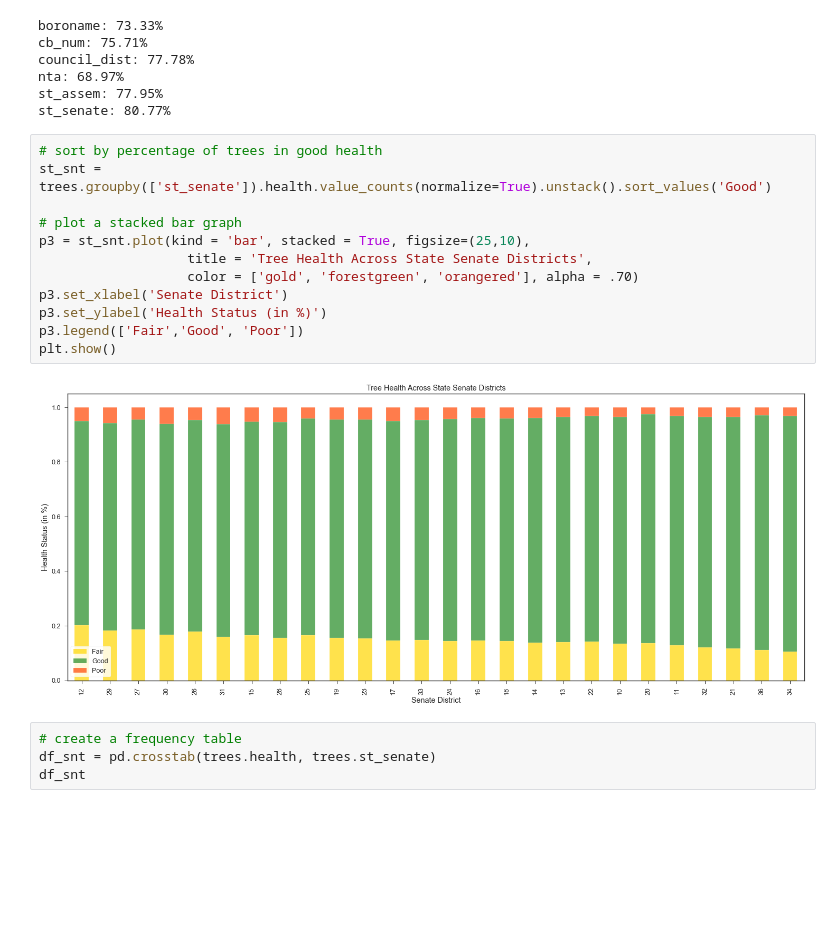
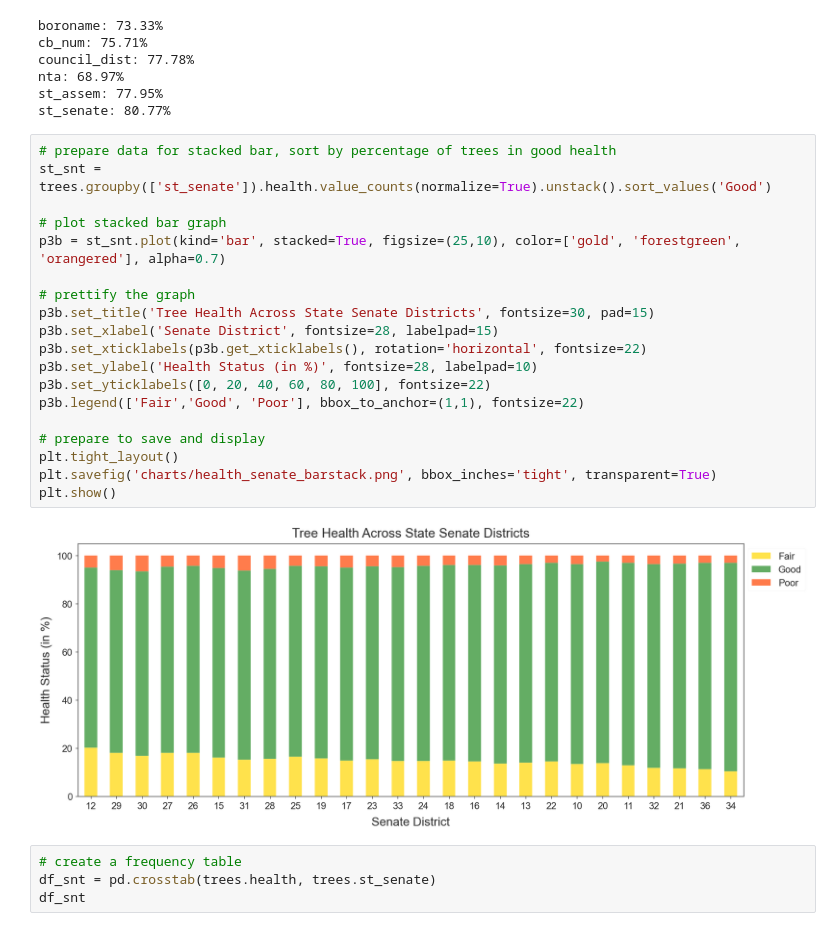
Before and after one commit to p-szymo/nyc_trees, a Jupyter notebook: nyc_trees_final_workbook.ipynb, the cells around one changed output. Cells and saved outputs as stored; diff of their text form; blank space fills up the shorter version.

```diff
--- a/nyc_trees_final_workbook.ipynb
+++ b/nyc_trees_final_workbook.ipynb
@@ -664,19 +701,26 @@ nta: 68.97%
 st_assem: 77.95%
 st_senate: 80.77%
 # %%
-# sort by percentage of trees in good health
+# prepare data for stacked bar, sort by percentage of trees in good health
 st_snt = trees.groupby(['st_senate']).health.value_counts(normalize=True).unstack().sort_values('Good')
 
-# plot a stacked bar graph
-p3 = st_snt.plot(kind = 'bar', stacked = True, figsize=(25,10),
-                   title = 'Tree Health Across State Senate Districts',
-                   color = ['gold', 'forestgreen', 'orangered'], alpha = .70)
-p3.set_xlabel('Senate District')
-p3.set_ylabel('Health Status (in %)')
-p3.legend(['Fair','Good', 'Poor'])
+# plot stacked bar graph
+p3b = st_snt.plot(kind='bar', stacked=True, figsize=(25,10), color=['gold', 'forestgreen', 'orangered'], alpha=0.7)
+
+# prettify the graph
+p3b.set_title('Tree Health Across State Senate Districts', fontsize=30, pad=15)
+p3b.set_xlabel('Senate District', fontsize=28, labelpad=15)
+p3b.set_xticklabels(p3b.get_xticklabels(), rotation='horizontal', fontsize=22)
+p3b.set_ylabel('Health Status (in %)', fontsize=28, labelpad=10)
+p3b.set_yticklabels([0, 20, 40, 60, 80, 100], fontsize=22)
+p3b.legend(['Fair','Good', 'Poor'], bbox_to_anchor=(1,1), fontsize=22)
+
+# prepare to save and display
+plt.tight_layout()
+plt.savefig('charts/health_senate_barstack.png', bbox_inches='tight', transparent=True)
 plt.show()
 # %% [output]
-[figure, old version]
+[figure, new version]
 # %%
 # create a frequency table
 df_snt = pd.crosstab(trees.health, trees.st_senate)
```
Also changed, not shown: parts of 36 cells of this notebook, 12 other files.
